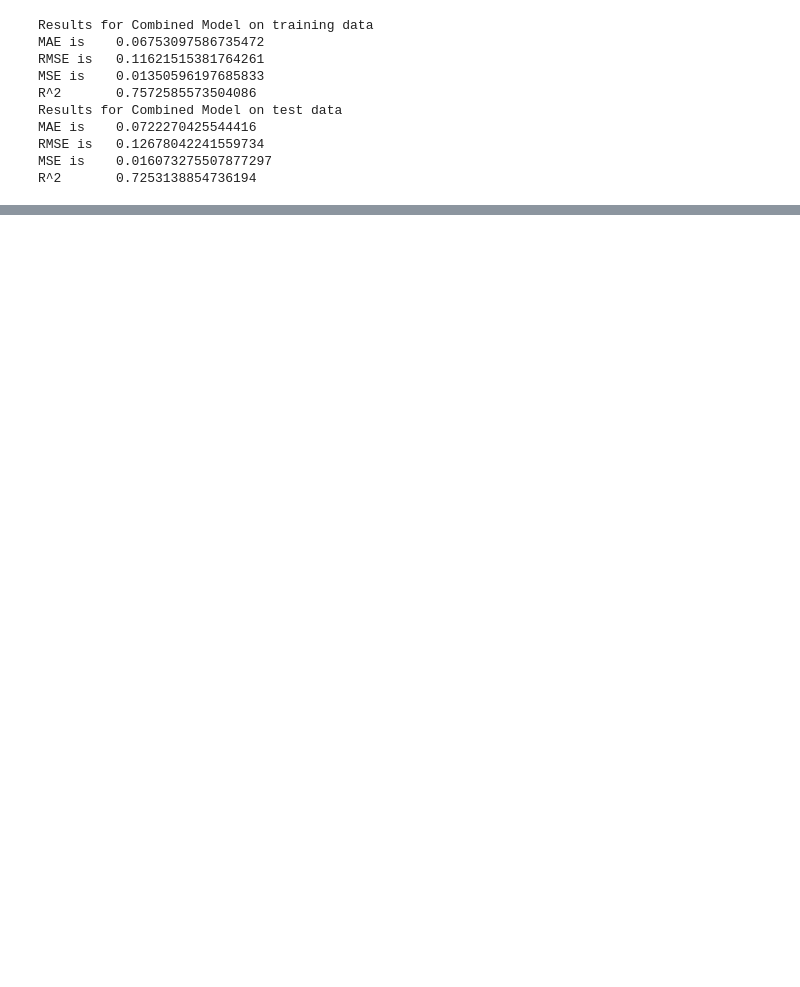
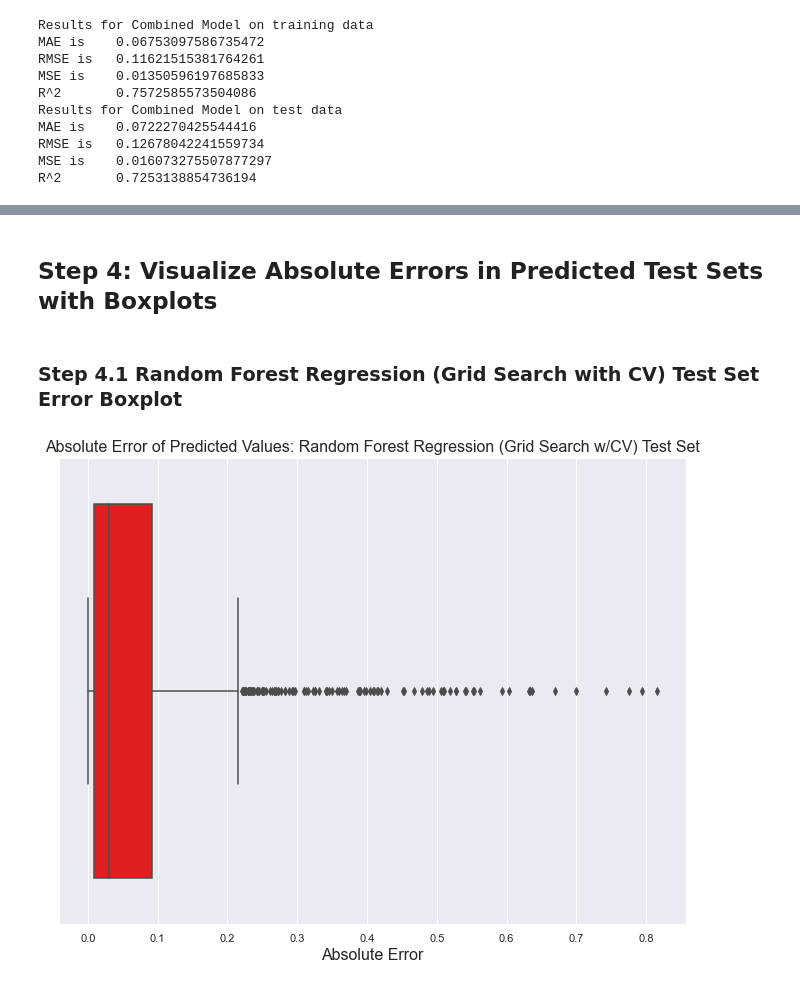
Before and after one commit to abbylloyd03/44688-Data-Analytics-Capstone, a Jupyter notebook: Lloyd-Capstone-v2.ipynb, the cells around one changed output, grey strips where cells are left out. Cells and saved outputs as stored; diff of their text form; code cells hidden in the pictures; blank space fills up the shorter version.

```diff
--- a/Lloyd-Capstone-v2.ipynb
+++ b/Lloyd-Capstone-v2.ipynb
@@ -964,0 +1064,19 @@ R^2       0.7253138854736194
+# %% [markdown]
+## Step 4: Visualize Absolute Errors in Predicted Test Sets with Boxplots
+# %% [markdown]
+### Step 4.1 Random Forest Regression (Grid Search with CV) Test Set Error Boxplot
+# %%
+# Create data
+abs_errors = np.abs(y_test - (grid_search_rf.predict(X_test)))
+
+# create a boxplot
+sns.boxplot(x=abs_errors, color="red")
+
+# add labels
+plt.xlabel('Absolute Error', fontsize=16)
+plt.title("Absolute Error of Predicted Values: Random Forest Regression (Grid Search w/CV) Test Set", fontsize=16)
+
+# display the plot
+plt.show()
+# %% [output]
+[figure, added]
```
Also changed, not shown: parts of 27 cells of this notebook.
